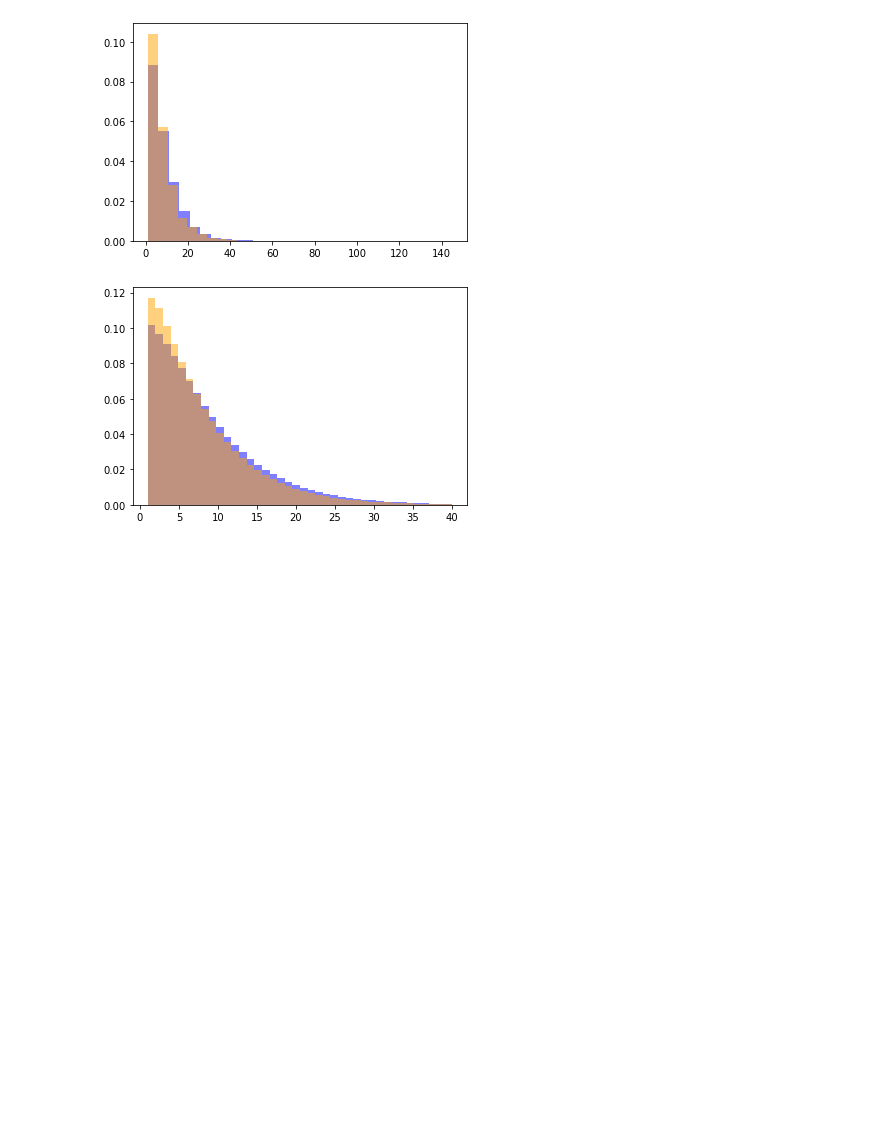
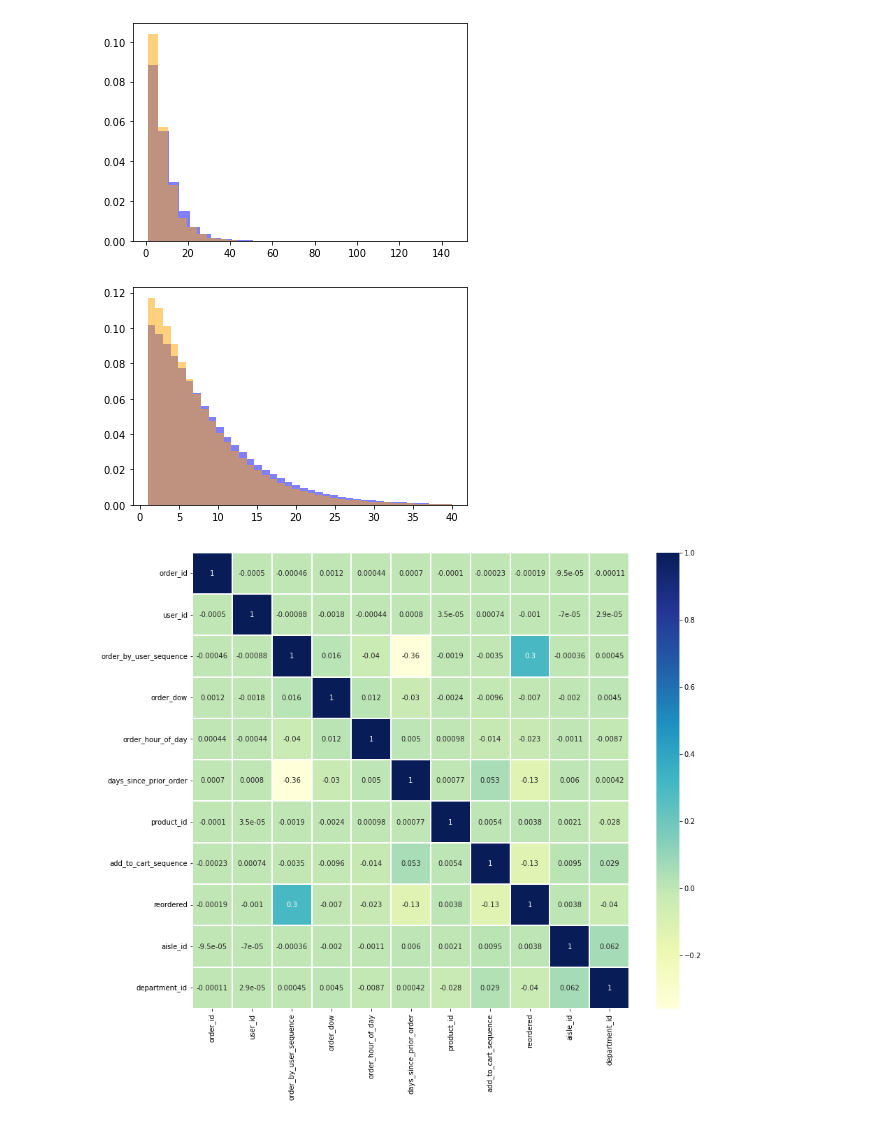
Before and after one commit to fractaldatalearning/Capstone2, a Jupyter notebook: notebooks/eda.ipynb, the cells around one changed output. Cells and saved outputs as stored; diff of their text form; code cells hidden in the pictures; blank space fills up the shorter version.

```diff
--- a/notebooks/eda.ipynb
+++ b/notebooks/eda.ipynb
@@ -250,0 +252,7 @@ plt.hist(earlier_items_reorders['add_to_cart_sequence'], color='orange', density
+# %%
+# Look at a correlation coefficient heatmap
+plt.figure(figsize=(14,12))
+sns.heatmap(df.corr(), linewidths=.1, cmap="YlGnBu", annot=True)
+plt.yticks(rotation=0);
+# %% [output]
+[figure, added]
```
Also changed, not shown: parts of 2 cells of this notebook.
